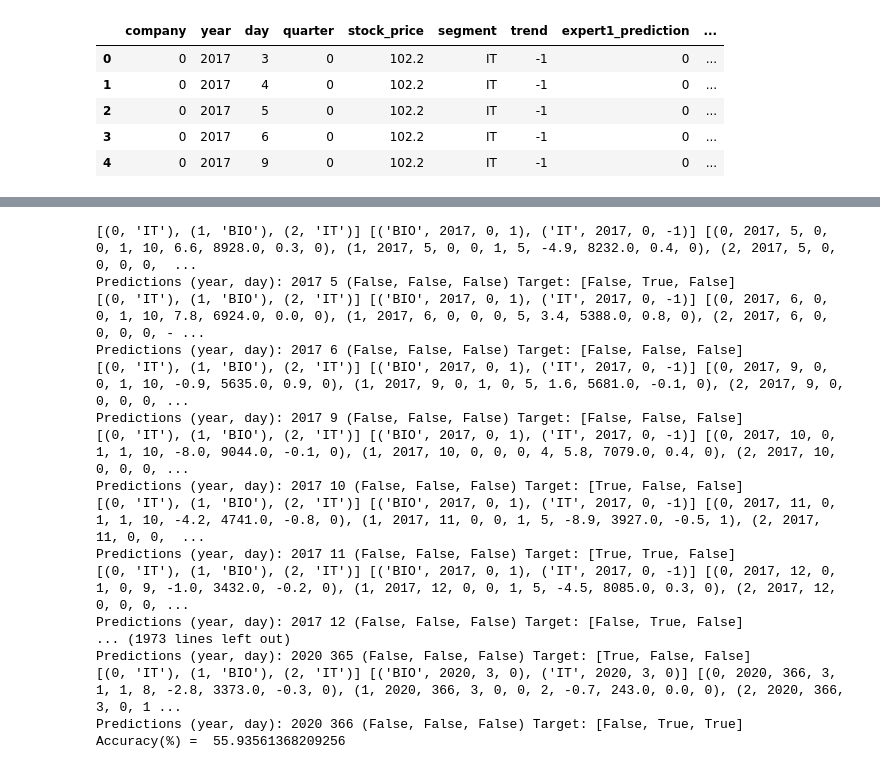
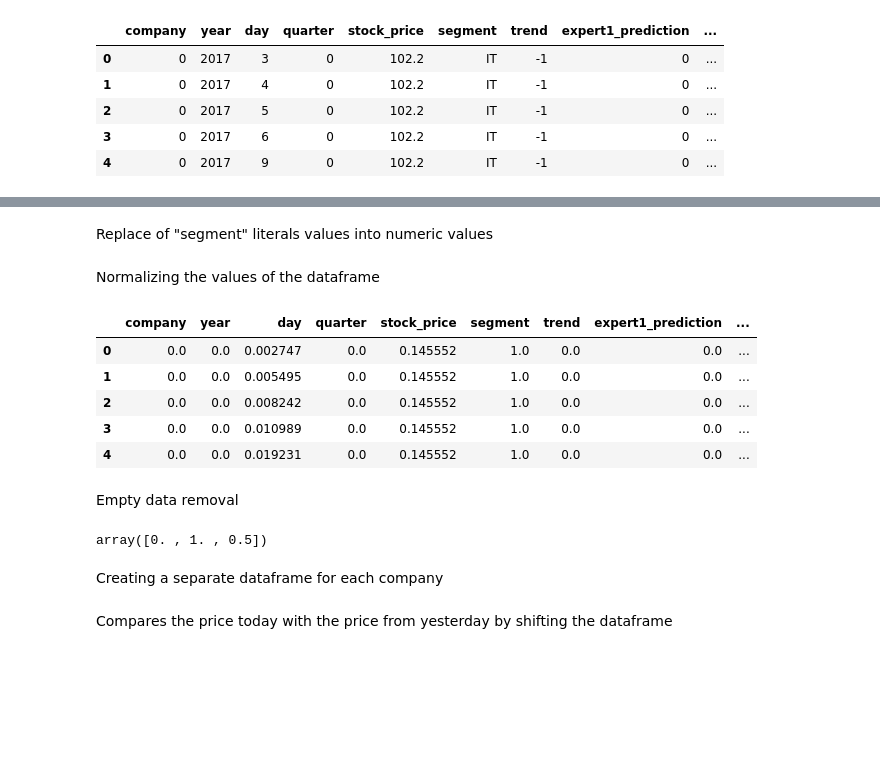
Before and after one commit to LucaReggiani/BeatTheMarket, a Jupyter notebook: beatTheMarket.ipynb, the cells around one changed output, grey strips where cells are left out. Drawn from its saved outputs; the diff is of its cells as text; code cells hidden in the pictures; blank space fills up the shorter version.

```diff
--- a/beatTheMarket.ipynb
+++ b/beatTheMarket.ipynb
@@ -93,16 +69,3 @@ df.head()
 | 2 | 0 | 2017 | 5 | 0 | 102.2 | IT | -1 | 0 | ... |
 | 3 | 0 | 2017 | 6 | 0 | 102.2 | IT | -1 | 0 | ... |
 | 4 | 0 | 2017 | 9 | 0 | 102.2 | IT | -1 | 0 | ... |
-# %%
-# PREPROCESSING
-
-# replace of "segment" literals values into numeric values
-df = df.replace(to_replace='BIO', value=0)
-df = df.replace(to_replace='IT', value=1)
-
-# normalization of m2 values in a 0-1 range
-df['m2'] = round(df['m2'] / max(df['m2']), 3)
-
-# empty data removal
-df.dropna(inplace = True) # Remove rows with NaN
-df.head()
@@ -341,20 +72,2 @@ predictor = predictor.Predictor(predictor_name, net)
-# %%
-simulator.simulate(2017, 5, predictor)
-# %% [output]
-[(0, 'IT'), (1, 'BIO'), (2, 'IT')] [('BIO', 2017, 0, 1), ('IT', 2017, 0, -1)] [(0, 2017, 5, 0, 0, 1, 10, 6.6, 8928.0, 0.3, 0), (1, 2017, 5, 0, 0, 1, 5, -4.9, 8232.0, 0.4, 0), (2, 2017, 5, 0, 0, 0, 0,  ...
-Predictions (year, day): 2017 5 (False, False, False) Target: [False, True, False]
-[(0, 'IT'), (1, 'BIO'), (2, 'IT')] [('BIO', 2017, 0, 1), ('IT', 2017, 0, -1)] [(0, 2017, 6, 0, 0, 1, 10, 7.8, 6924.0, 0.0, 0), (1, 2017, 6, 0, 0, 0, 5, 3.4, 5388.0, 0.8, 0), (2, 2017, 6, 0, 0, 0, 0, - ...
-Predictions (year, day): 2017 6 (False, False, False) Target: [False, False, False]
-[(0, 'IT'), (1, 'BIO'), (2, 'IT')] [('BIO', 2017, 0, 1), ('IT', 2017, 0, -1)] [(0, 2017, 9, 0, 0, 1, 10, -0.9, 5635.0, 0.9, 0), (1, 2017, 9, 0, 1, 0, 5, 1.6, 5681.0, -0.1, 0), (2, 2017, 9, 0, 0, 0, 0, ...
-Predictions (year, day): 2017 9 (False, False, False) Target: [False, False, False]
-[(0, 'IT'), (1, 'BIO'), (2, 'IT')] [('BIO', 2017, 0, 1), ('IT', 2017, 0, -1)] [(0, 2017, 10, 0, 1, 1, 10, -8.0, 9044.0, -0.1, 0), (1, 2017, 10, 0, 0, 0, 4, 5.8, 7079.0, 0.4, 0), (2, 2017, 10, 0, 0, 0, ...
-Predictions (year, day): 2017 10 (False, False, False) Target: [True, False, False]
-[(0, 'IT'), (1, 'BIO'), (2, 'IT')] [('BIO', 2017, 0, 1), ('IT', 2017, 0, -1)] [(0, 2017, 11, 0, 1, 1, 10, -4.2, 4741.0, -0.8, 0), (1, 2017, 11, 0, 0, 1, 5, -8.9, 3927.0, -0.5, 1), (2, 2017, 11, 0, 0,  ...
-Predictions (year, day): 2017 11 (False, False, False) Target: [True, True, False]
-[(0, 'IT'), (1, 'BIO'), (2, 'IT')] [('BIO', 2017, 0, 1), ('IT', 2017, 0, -1)] [(0, 2017, 12, 0, 1, 0, 9, -1.0, 3432.0, -0.2, 0), (1, 2017, 12, 0, 0, 1, 5, -4.5, 8085.0, 0.3, 0), (2, 2017, 12, 0, 0, 0, ...
-Predictions (year, day): 2017 12 (False, False, False) Target: [False, True, False]
-... (1973 lines left out)
-Predictions (year, day): 2020 365 (False, False, False) Target: [True, False, False]
-[(0, 'IT'), (1, 'BIO'), (2, 'IT')] [('BIO', 2020, 3, 0), ('IT', 2020, 3, 0)] [(0, 2020, 366, 3, 1, 1, 8, -2.8, 3373.0, -0.3, 0), (1, 2020, 366, 3, 0, 0, 2, -0.7, 243.0, 0.0, 0), (2, 2020, 366, 3, 0, 1 ...
-Predictions (year, day): 2020 366 (False, False, False) Target: [False, True, True]
-Accuracy(%) =  55.93561368209256
+# %% [markdown]
+Replace of "segment" literals values into numeric values
@@ -360,0 +77,23 @@ Accuracy(%) =  55.93561368209256
+# %% [markdown]
+Normalizing the values of the dataframe
+# %%
+minmax_scaler = preprocessing.MinMaxScaler()
+df_final = minmax_scaler.fit_transform(df.values)
+df_new = pd.DataFrame(df_final, columns=['company', 'year', 	'day' ,	'quarter', 	'stock_price', 	'segment', 	'trend', 	'expert1_prediction', 	'expert2_prediction' 	,'sentiment_analysis', 	'm1', 	'm2', 	'm3', 	'm4'])
+df_new.head()
+# %% [output]
+|  | company | year | day | quarter | stock_price | segment | trend | expert1_prediction | ... |
+| 0 | 0.0 | 0.0 | 0.002747 | 0.0 | 0.145552 | 1.0 | 0.0 | 0.0 | ... |
+| 1 | 0.0 | 0.0 | 0.005495 | 0.0 | 0.145552 | 1.0 | 0.0 | 0.0 | ... |
+| 2 | 0.0 | 0.0 | 0.008242 | 0.0 | 0.145552 | 1.0 | 0.0 | 0.0 | ... |
+| 3 | 0.0 | 0.0 | 0.010989 | 0.0 | 0.145552 | 1.0 | 0.0 | 0.0 | ... |
+| 4 | 0.0 | 0.0 | 0.019231 | 0.0 | 0.145552 | 1.0 | 0.0 | 0.0 | ... |
+# %% [markdown]
+Empty data removal
+# %%
+df.dropna(inplace = True) # Remove rows with NaN
+df_new['company'].unique()
+# %% [output]
+array([0. , 1. , 0.5])
+# %% [markdown]
+Creating a separate dataframe for each company
@@ -360,0 +104,2 @@ Accuracy(%) =  55.93561368209256
+# %% [markdown]
+Compares the price today with the price from yesterday by shifting the dataframe
```
Also changed, not shown: parts of 52 cells of this notebook, 7 other files.
